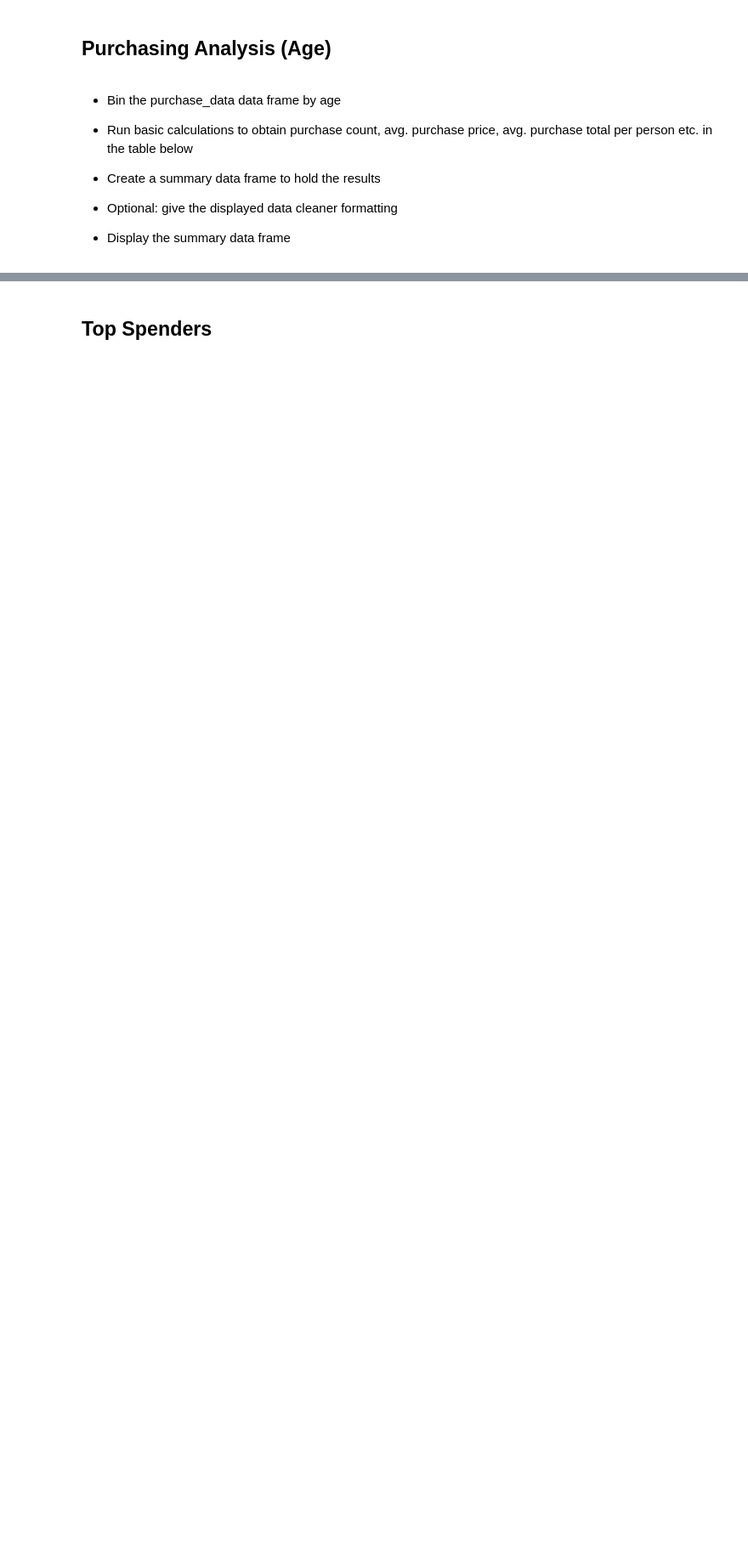
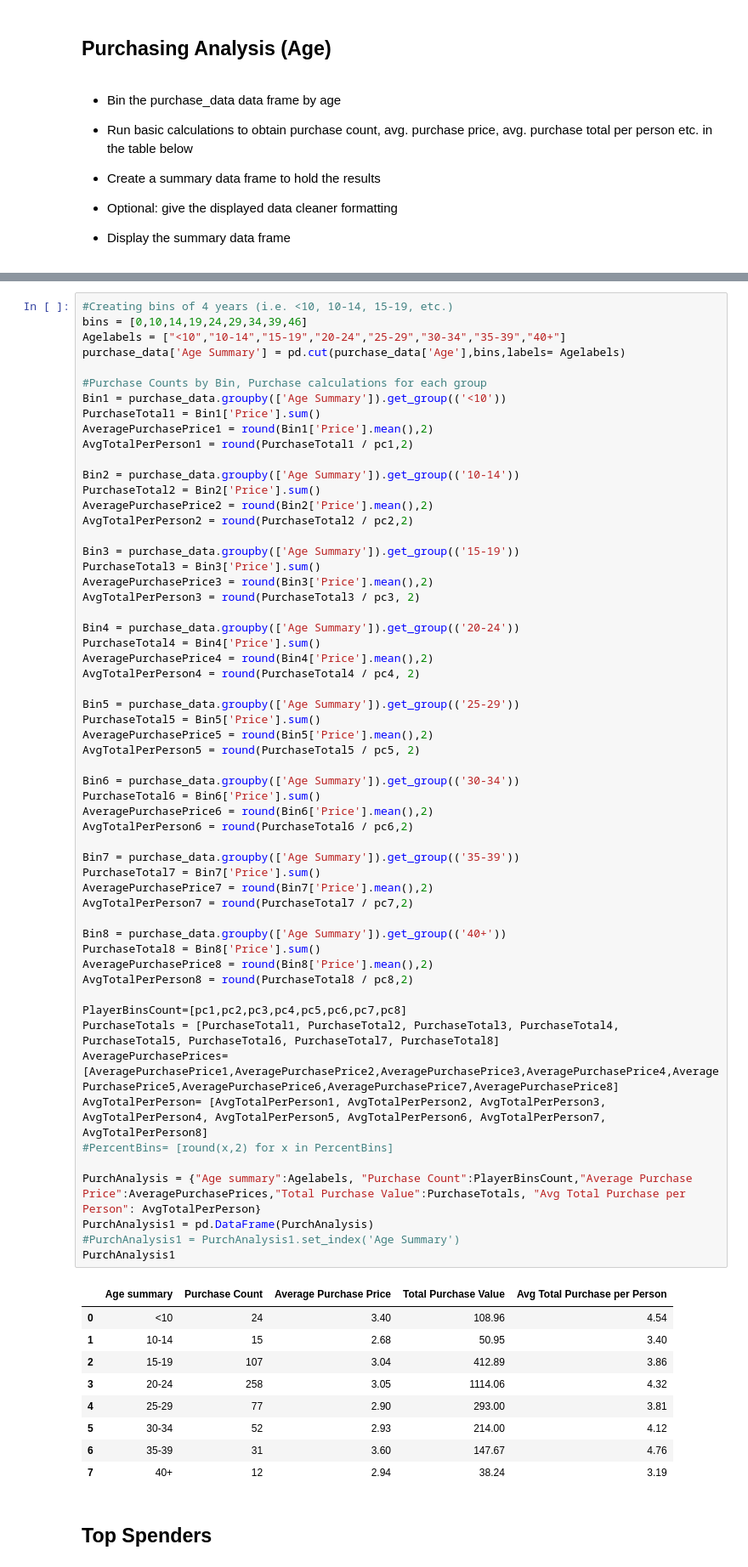
Before and after one commit to woodpecker2100/pandas-challenge, a Jupyter notebook: HeroesOfPymoli/HeroesOfPymoli_starter.ipynb, the cells around one changed output, grey strips where cells are left out. Shown at 85% size. Cells and saved outputs as stored; diff of their text form; blank space fills up the shorter version.

```diff
--- a/HeroesOfPymoli/HeroesOfPymoli_starter.ipynb
+++ b/HeroesOfPymoli/HeroesOfPymoli_starter.ipynb
@@ -271,3 +245,70 @@ KeyError: "None of ['Age Summary'] are in the columns"
+# %%
+#Creating bins of 4 years (i.e. <10, 10-14, 15-19, etc.)
+bins = [0,10,14,19,24,29,34,39,46]
+Agelabels = ["<10","10-14","15-19","20-24","25-29","30-34","35-39","40+"]
+purchase_data['Age Summary'] = pd.cut(purchase_data['Age'],bins,labels= Agelabels)
+
+#Purchase Counts by Bin, Purchase calculations for each group
+Bin1 = purchase_data.groupby(['Age Summary']).get_group(('<10'))
+PurchaseTotal1 = Bin1['Price'].sum()
+AveragePurchasePrice1 = round(Bin1['Price'].mean(),2)
+AvgTotalPerPerson1 = round(PurchaseTotal1 / pc1,2)
+
+Bin2 = purchase_data.groupby(['Age Summary']).get_group(('10-14'))
+PurchaseTotal2 = Bin2['Price'].sum()
+AveragePurchasePrice2 = round(Bin2['Price'].mean(),2)
+AvgTotalPerPerson2 = round(PurchaseTotal2 / pc2,2)
+
+Bin3 = purchase_data.groupby(['Age Summary']).get_group(('15-19'))
+PurchaseTotal3 = Bin3['Price'].sum()
+AveragePurchasePrice3 = round(Bin3['Price'].mean(),2)
+AvgTotalPerPerson3 = round(PurchaseTotal3 / pc3, 2)
+
+Bin4 = purchase_data.groupby(['Age Summary']).get_group(('20-24'))
+PurchaseTotal4 = Bin4['Price'].sum()
+AveragePurchasePrice4 = round(Bin4['Price'].mean(),2)
+AvgTotalPerPerson4 = round(PurchaseTotal4 / pc4, 2)
+
+Bin5 = purchase_data.groupby(['Age Summary']).get_group(('25-29'))
+PurchaseTotal5 = Bin5['Price'].sum()
+AveragePurchasePrice5 = round(Bin5['Price'].mean(),2)
+AvgTotalPerPerson5 = round(PurchaseTotal5 / pc5, 2)
+
+Bin6 = purchase_data.groupby(['Age Summary']).get_group(('30-34'))
+PurchaseTotal6 = Bin6['Price'].sum()
+AveragePurchasePrice6 = round(Bin6['Price'].mean(),2)
+AvgTotalPerPerson6 = round(PurchaseTotal6 / pc6,2)
+
+Bin7 = purchase_data.groupby(['Age Summary']).get_group(('35-39'))
+PurchaseTotal7 = Bin7['Price'].sum()
+AveragePurchasePrice7 = round(Bin7['Price'].mean(),2)
+AvgTotalPerPerson7 = round(PurchaseTotal7 / pc7,2)
+
+Bin8 = purchase_data.groupby(['Age Summary']).get_group(('40+'))
+PurchaseTotal8 = Bin8['Price'].sum()
+AveragePurchasePrice8 = round(Bin8['Price'].mean(),2)
+AvgTotalPerPerson8 = round(PurchaseTotal8 / pc8,2)
+
+PlayerBinsCount=[pc1,pc2,pc3,pc4,pc5,pc6,pc7,pc8]
+PurchaseTotals = [PurchaseTotal1, PurchaseTotal2, PurchaseTotal3, PurchaseTotal4, PurchaseTotal5, PurchaseTotal6, PurchaseTotal7, PurchaseTotal8]
+AveragePurchasePrices= [AveragePurchasePrice1,AveragePurchasePrice2,AveragePurchasePrice3,AveragePurchasePrice4,AveragePurchasePrice5,AveragePurchasePrice6,AveragePurchasePrice7,AveragePurchasePrice8]
+AvgTotalPerPerson= [AvgTotalPerPerson1, AvgTotalPerPerson2, AvgTotalPerPerson3, AvgTotalPerPerson4, AvgTotalPerPerson5, AvgTotalPerPerson6, AvgTotalPerPerson7, AvgTotalPerPerson8]
+#PercentBins= [round(x,2) for x in PercentBins]
+
+PurchAnalysis = {"Age summary":Agelabels, "Purchase Count":PlayerBinsCount,"Average Purchase Price":AveragePurchasePrices,"Total Purchase Value":PurchaseTotals, "Avg Total Purchase per Person": AvgTotalPerPerson}
+PurchAnalysis1 = pd.DataFrame(PurchAnalysis)
+#PurchAnalysis1 = PurchAnalysis1.set_index('Age Summary')
+PurchAnalysis1
+# %% [output]
+|  | Age summary | Purchase Count | Average Purchase Price | Total Purchase Value | Avg Total Purchase per Person |
+| 0 | <10 | 24 | 3.40 | 108.96 | 4.54 |
+| 1 | 10-14 | 15 | 2.68 | 50.95 | 3.40 |
+| 2 | 15-19 | 107 | 3.04 | 412.89 | 3.86 |
+| 3 | 20-24 | 258 | 3.05 | 1114.06 | 4.32 |
+| 4 | 25-29 | 77 | 2.90 | 293.00 | 3.81 |
+| 5 | 30-34 | 52 | 2.93 | 214.00 | 4.12 |
+| 6 | 35-39 | 31 | 3.60 | 147.67 | 4.76 |
+| 7 | 40+ | 12 | 2.94 | 38.24 | 3.19 |
 # %% [markdown]
 ## Top Spenders
 # %% [markdown]
```
Also changed, not shown: parts of 3 cells of this notebook.
